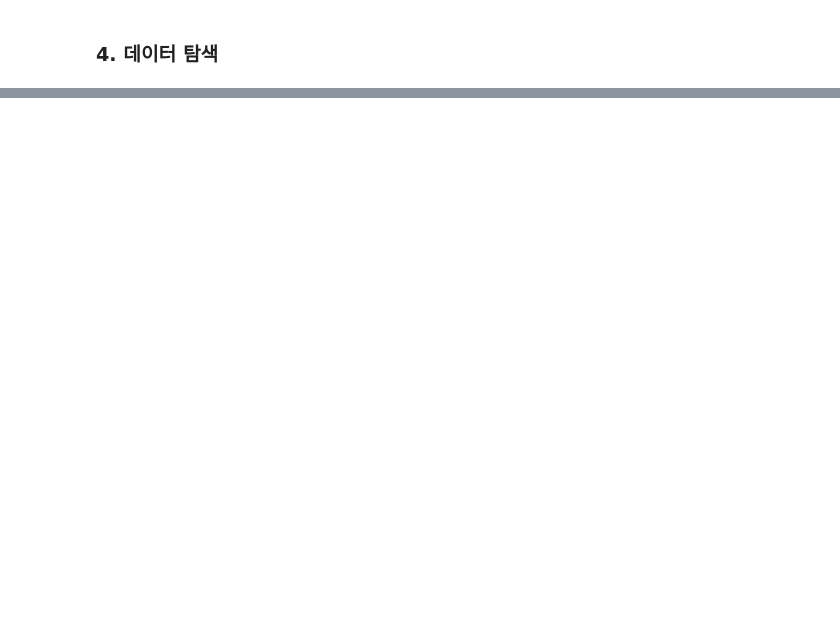
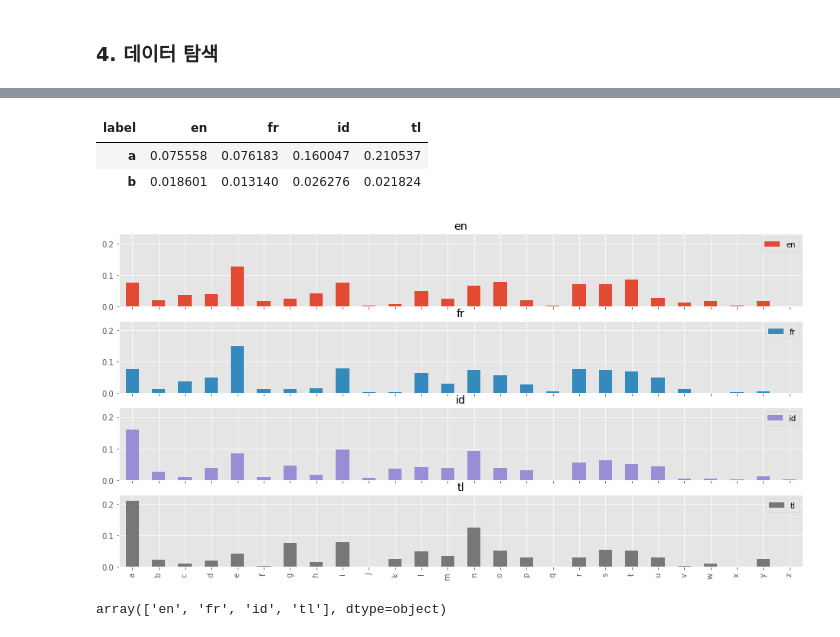
Before and after one commit to tnfls321/mldl_projects, a Jupyter notebook: ml/1. 머신러닝을 이용한 언어감지 서비스 구축(머신러닝 전과정수행).ipynb, the cells around one changed output, grey strips where cells are left out. Cells and saved outputs as stored; diff of their text form; code cells hidden in the pictures; blank space fills up the shorter version.

```diff
--- a/ml/1. 머신러닝을 이용한 언어감지 서비스 구축(머신러닝 전과정수행).ipynb
+++ b/ml/1. 머신러닝을 이용한 언어감지 서비스 구축(머신러닝 전과정수행).ipynb
@@ -171,0 +336,3 @@ print(count_list)
+# %%
+df_labels.columns = ['label']
+df_labels.head(2)
@@ -171,0 +354,4 @@ print(count_list)
+# %%
+#merge로 구현하기
+df_tmp = pd.merge(df_freqs, df_labels, left_index=True, right_index=True)
+df_tmp.head(2)
@@ -171,0 +377,3 @@ print(count_list)
+# %%
+df_tmp.columns = list(ascii_lowercase) + [df_tmp.columns[-1]]
+df_tmp.head(2)
@@ -171,0 +390,19 @@ print(count_list)
+# %%
+df_tmp_pv = df_tmp.pivot_table(columns=df_tmp.label)
+df_tmp_pv.head(2)
+# %% [output]
+| label | en | fr | id | tl |
+| a | 0.075558 | 0.076183 | 0.160047 | 0.210537 |
+| b | 0.018601 | 0.013140 | 0.026276 | 0.021824 |
+# %%
+#EDA(시각화 분석)
+#바차트
+plt.style.use('ggplot')
+df_tmp_pv.plot(kind='bar', subplots=True, figsize=(16,8), ylim=(0,0.23))
+plt.savefig('./data/plot_bar_langPerFrequences.png')
+# %% [output]
+[figure, added]
+# %%
+df_tmp['label'].unique()
+# %% [output]
+array(['en', 'fr', 'id', 'tl'], dtype=object)
```
Also changed, not shown: parts of 50 cells of this notebook, 42 other files.
